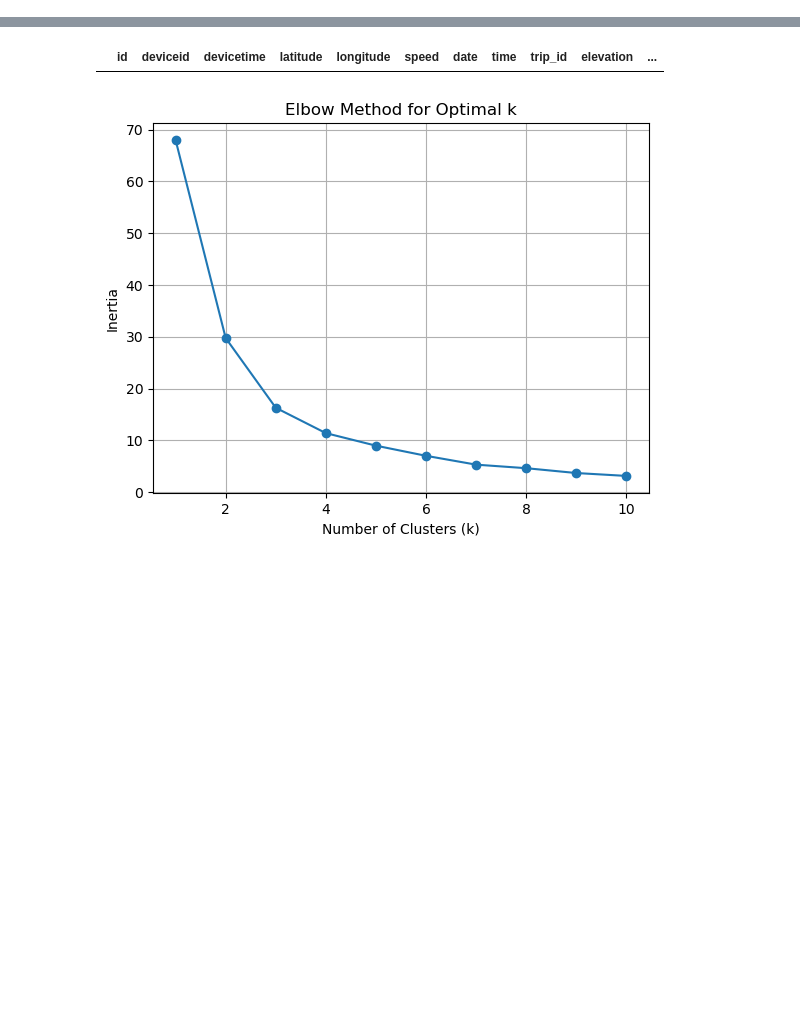
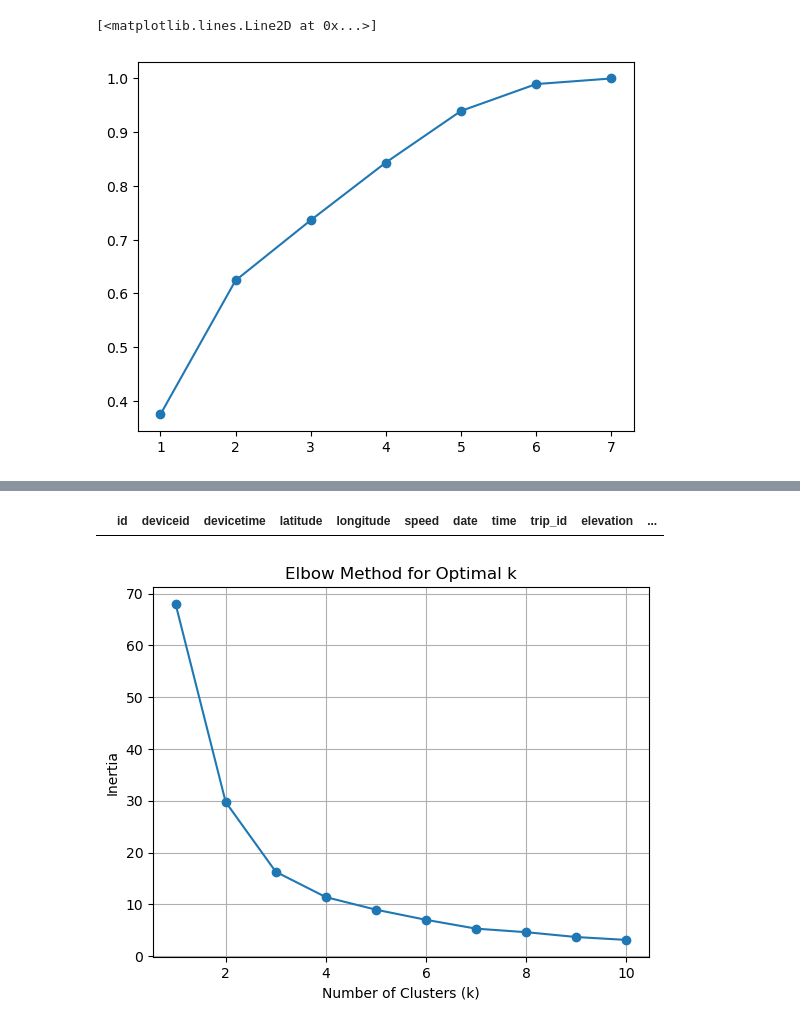
Before and after one commit to DriverBehaviour-FYP/Driver-Behaviour-Analysis, a Jupyter notebook: notebook/clustering/norms-method.ipynb, the cells around one changed output, grey strips where cells are left out. Saved outputs shown, nothing was run; the diff lists cells and outputs as text; code cells hidden in the pictures; blank space fills up the shorter version.

```diff
--- a/notebook/clustering/norms-method.ipynb
+++ b/notebook/clustering/norms-method.ipynb
@@ -40,0 +169,10 @@ for rs_id in segments['road_section_id'].unique():
+# %%
+variances = []
+for i in range(1,8):
+    pca = PCA(n_components=i)
+    principal_components = pca.fit_transform(X_scaled)
+    variances.append(sum(pca.explained_variance_ratio_))
+plt.plot([i for i in range(1,8)], variances, marker='o', linestyle='-')
+# %% [output]
+[<matplotlib.lines.Line2D at 0x...>]
+[figure, added]
```
Also changed, not shown: parts of 16 cells of this notebook, 1 other file.
